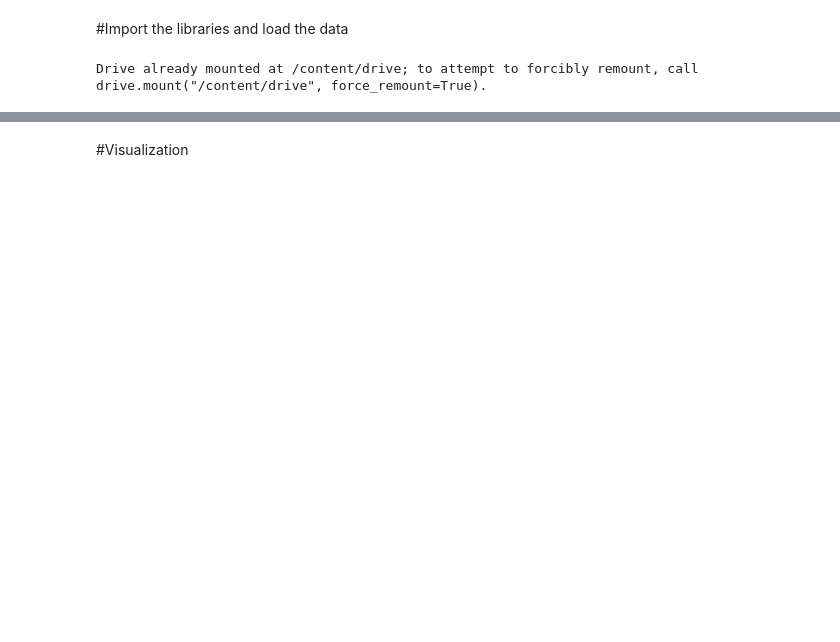
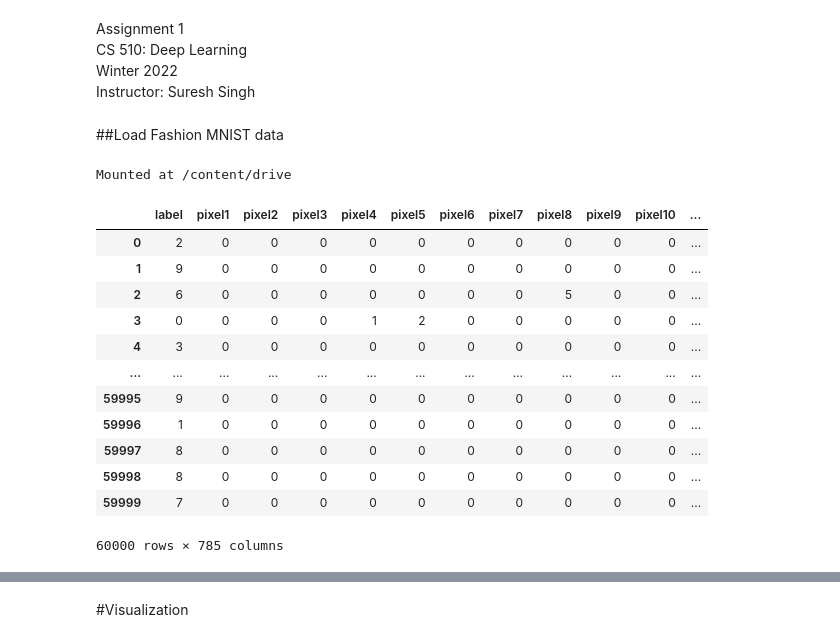
Before and after one commit to Rhitabrat/deep-learning-CS510, a Jupyter notebook: hw1/main.ipynb, the cells around one changed output, grey strips where cells are left out. Cells and saved outputs as stored; diff of their text form; code cells hidden in the pictures; blank space fills up the shorter version.

```diff
--- a/hw1/main.ipynb
+++ b/hw1/main.ipynb
@@ -5,3 +3,6 @@ HW 1
-# %% [markdown]
-#Import the libraries and load the data
+# %% [markdown]
+Assignment 1<br>
+CS 510: Deep Learning<br>
+Winter 2022<br>
+Instructor: Suresh Singh
 # %%
@@ -20,8 +21,30 @@ import seaborn as sns
+# %% [markdown]
+##Load Fashion MNIST data
 # %%
 from google.colab import drive
-drive._mount('/content/drive')
+drive.mount('/content/drive')
 # %% [output]
-Drive already mounted at /content/drive; to attempt to forcibly remount, call drive.mount("/content/drive", force_remount=True).
+Mounted at /content/drive
 # %%
 train_file_path = "/content/drive/Othercomputers/My MacBook Pro/PSU/Winter-2022/Deep Learning/Assignments/Assignment 1/FMNIST Dataset/fashion-mnist_train.csv"
 test_file_path = "/content/drive/Othercomputers/My MacBook Pro/PSU/Winter-2022/Deep Learning/Assignments/Assignment 1/FMNIST Dataset/fashion-mnist_test.csv"
+
+data_train = pd.read_csv(train_file_path)
+data_test = pd.read_csv(test_file_path)
+
+# let's see how our data looks like
+data_train
+# %% [output]
+|  | label | pixel1 | pixel2 | pixel3 | pixel4 | pixel5 | pixel6 | pixel7 | pixel8 | pixel9 | pixel10 | ... |
+| 0 | 2 | 0 | 0 | 0 | 0 | 0 | 0 | 0 | 0 | 0 | 0 | ... |
+| 1 | 9 | 0 | 0 | 0 | 0 | 0 | 0 | 0 | 0 | 0 | 0 | ... |
+| 2 | 6 | 0 | 0 | 0 | 0 | 0 | 0 | 0 | 5 | 0 | 0 | ... |
+| 3 | 0 | 0 | 0 | 0 | 1 | 2 | 0 | 0 | 0 | 0 | 0 | ... |
+| 4 | 3 | 0 | 0 | 0 | 0 | 0 | 0 | 0 | 0 | 0 | 0 | ... |
+| ... | ... | ... | ... | ... | ... | ... | ... | ... | ... | ... | ... | ... |
+| 59995 | 9 | 0 | 0 | 0 | 0 | 0 | 0 | 0 | 0 | 0 | 0 | ... |
+| 59996 | 1 | 0 | 0 | 0 | 0 | 0 | 0 | 0 | 0 | 0 | 0 | ... |
+| 59997 | 8 | 0 | 0 | 0 | 0 | 0 | 0 | 0 | 0 | 0 | 0 | ... |
+| 59998 | 8 | 0 | 0 | 0 | 0 | 0 | 0 | 0 | 0 | 0 | 0 | ... |
+| 59999 | 7 | 0 | 0 | 0 | 0 | 0 | 0 | 0 | 0 | 0 | 0 | ... |
+60000 rows × 785 columns
```
Also changed, not shown: parts of 41 cells of this notebook.
